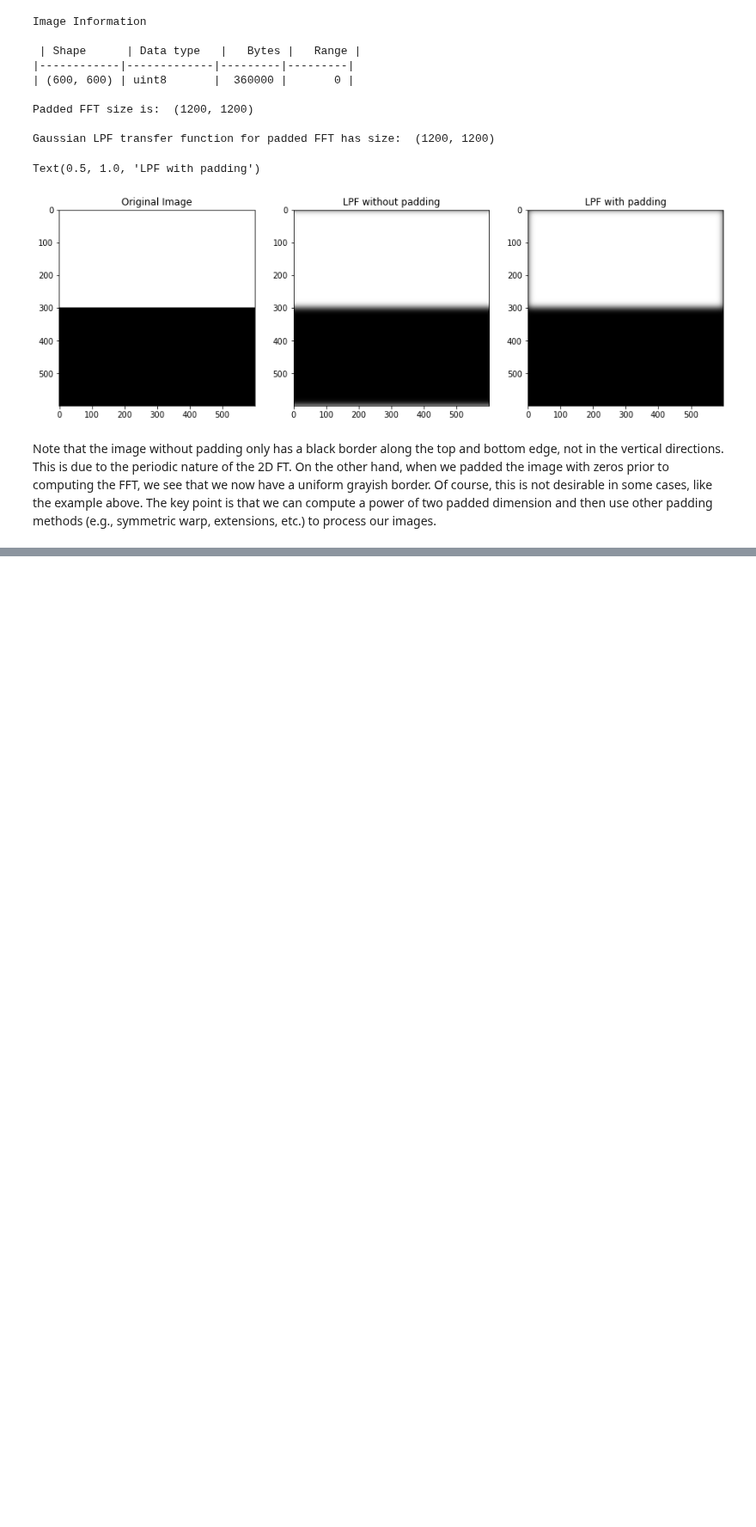
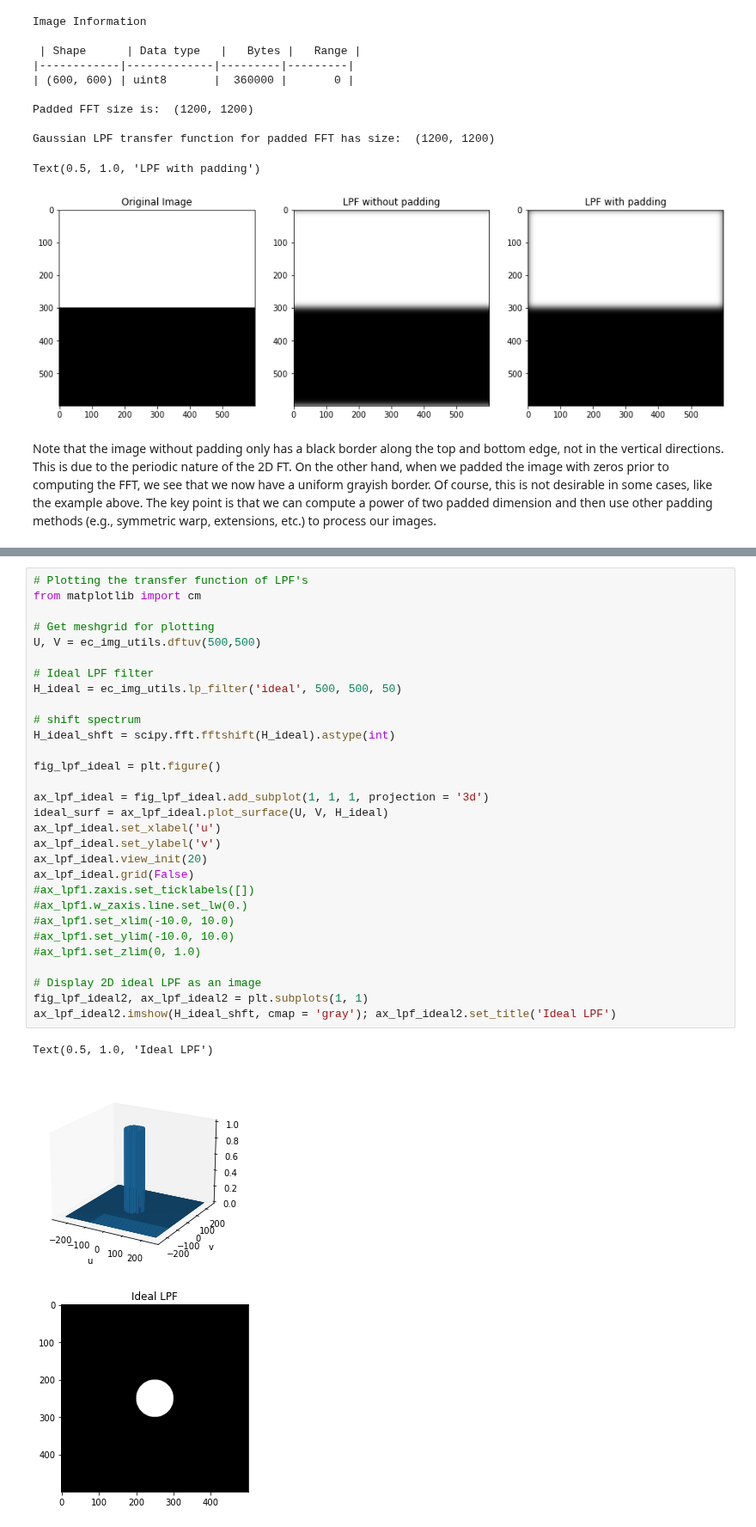
Before and after one commit to ecolon08/Digital-Image-Processing, a Jupyter notebook: Frequency_Domain_Filtering/ec_dip_freq_dom_filt_01.ipynb, the cells around one changed output, grey strips where cells are left out. Shown at 86% size. Drawn from its saved outputs; the diff is of its cells as text; blank space fills up the shorter version.

Commit message:
Update ec_img_utils and freq domain notebook

```diff
--- a/Frequency_Domain_Filtering/ec_dip_freq_dom_filt_01.ipynb
+++ b/Frequency_Domain_Filtering/ec_dip_freq_dom_filt_01.ipynb
@@ -152,0 +164,34 @@ Note that the image without padding only has a black border along the top and bo
+# %%
+# Plotting the transfer function of LPF's
+from matplotlib import cm
+
+# Get meshgrid for plotting
+U, V = ec_img_utils.dftuv(500,500)
+
+# Ideal LPF filter
+H_ideal = ec_img_utils.lp_filter('ideal', 500, 500, 50)
+
+# shift spectrum
+H_ideal_shft = scipy.fft.fftshift(H_ideal).astype(int)
+
+fig_lpf_ideal = plt.figure()
+
+ax_lpf_ideal = fig_lpf_ideal.add_subplot(1, 1, 1, projection = '3d')
+ideal_surf = ax_lpf_ideal.plot_surface(U, V, H_ideal)
+ax_lpf_ideal.set_xlabel('u')
+ax_lpf_ideal.set_ylabel('v')
+ax_lpf_ideal.view_init(20)
+ax_lpf_ideal.grid(False)
+#ax_lpf1.zaxis.set_ticklabels([])
+#ax_lpf1.w_zaxis.line.set_lw(0.)
+#ax_lpf1.set_xlim(-10.0, 10.0)
+#ax_lpf1.set_ylim(-10.0, 10.0)
+#ax_lpf1.set_zlim(0, 1.0)
+
+# Display 2D ideal LPF as an image
+fig_lpf_ideal2, ax_lpf_ideal2 = plt.subplots(1, 1)
+ax_lpf_ideal2.imshow(H_ideal_shft, cmap = 'gray'); ax_lpf_ideal2.set_title('Ideal LPF')
+# %% [output]
+Text(0.5, 1.0, 'Ideal LPF')
+[figure, added]
+[figure, added]
```
Also changed, not shown: parts of 11 cells of this notebook, 3 other files.
